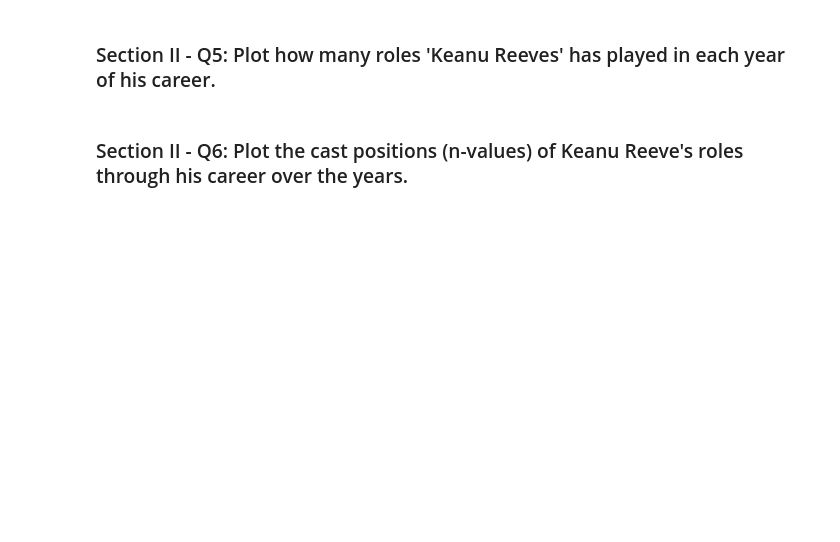
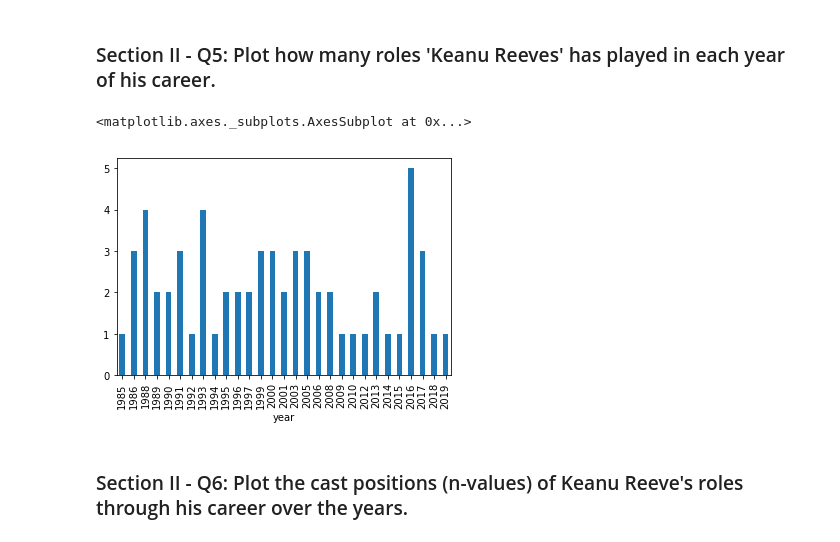
Before and after one commit to elbertsoftware/SpringboardAIC, a Jupyter notebook: mini-projects/aic-5_3_7-data-wrangling-with-pandas-mini-project/Mini_Project_Data_Wrangling_Pandas.ipynb, the cells around one changed output. Cells and saved outputs as stored; diff of their text form; code cells hidden in the pictures; blank space fills up the shorter version.

```diff
--- a/mini-projects/aic-5_3_7-data-wrangling-with-pandas-mini-project/Mini_Project_Data_Wrangling_Pandas.ipynb
+++ b/mini-projects/aic-5_3_7-data-wrangling-with-pandas-mini-project/Mini_Project_Data_Wrangling_Pandas.ipynb
@@ -246,4 +514,9 @@ cast[cast.character.str.startswith('Police')]
 # %% [markdown]
 ### Section II - Q5: Plot how many roles 'Keanu Reeves' has played in each year of his career.
+# %%
+cast[cast.name == 'Keanu Reeves'].groupby('year').size().plot(kind='bar')
+# %% [output]
+<matplotlib.axes._subplots.AxesSubplot at 0x...>
+[figure, added]
 # %% [markdown]
 ### Section II - Q6: Plot the cast positions (n-values) of Keanu Reeve's roles through his career over the years.
```
Also changed, not shown: parts of 54 cells of this notebook.
